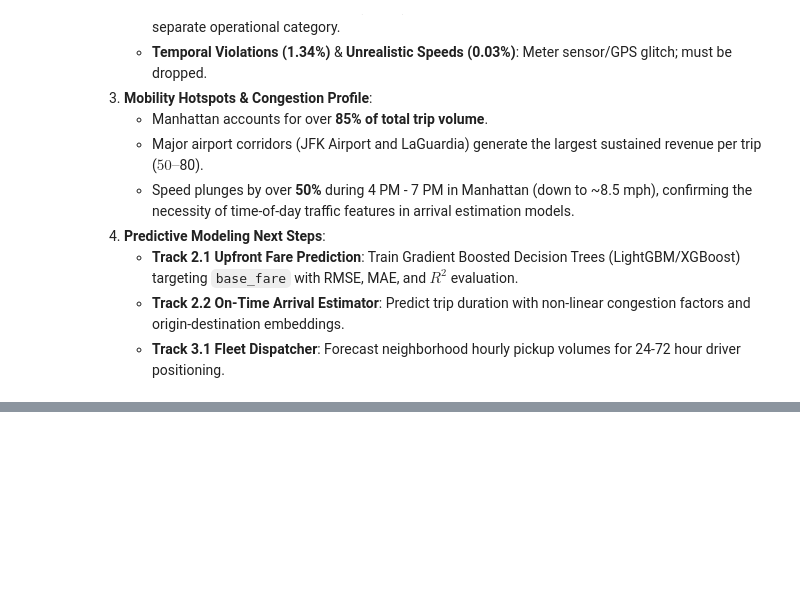
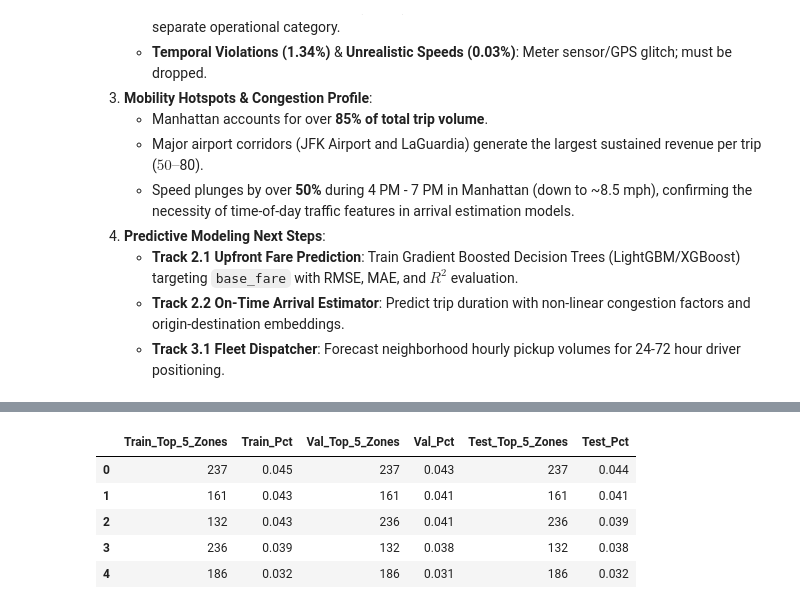
Before and after one commit to thuva18/Datathon-2026-Urban-Flow-Analytics, a Jupyter notebook: code/TeamName_FinalNotebook.ipynb, the cells around one changed output, grey strips where cells are left out. Drawn from its saved outputs; the diff is of its cells as text; code cells hidden in the pictures; blank space fills up the shorter version.

```diff
--- a/code/TeamName_FinalNotebook.ipynb
+++ b/code/TeamName_FinalNotebook.ipynb
@@ -809,0 +945,22 @@ plt.show()
+# %%
+# Verify origin_loc_id (Zone) distribution across splits
+train_dist = df_train['origin_loc_id'].value_counts(normalize=True).head(5)
+val_dist = df_val['origin_loc_id'].value_counts(normalize=True).head(5)
+test_dist = df_test['origin_loc_id'].value_counts(normalize=True).head(5)
+
+dist_check = pd.DataFrame({
+    'Train_Top_5_Zones': train_dist.index,
+    'Train_Pct': train_dist.values.round(3),
+    'Val_Top_5_Zones': val_dist.index,
+    'Val_Pct': val_dist.values.round(3),
+    'Test_Top_5_Zones': test_dist.index,
+    'Test_Pct': test_dist.values.round(3),
+})
+display(dist_check)
+# %% [output]
+|  | Train_Top_5_Zones | Train_Pct | Val_Top_5_Zones | Val_Pct | Test_Top_5_Zones | Test_Pct |
+| 0 | 237 | 0.045 | 237 | 0.043 | 237 | 0.044 |
+| 1 | 161 | 0.043 | 161 | 0.041 | 161 | 0.041 |
+| 2 | 132 | 0.043 | 236 | 0.041 | 236 | 0.039 |
+| 3 | 236 | 0.039 | 132 | 0.038 | 132 | 0.038 |
+| 4 | 186 | 0.032 | 186 | 0.031 | 186 | 0.032 |
```
Also changed, not shown: parts of 24 cells of this notebook, 6 other files.
